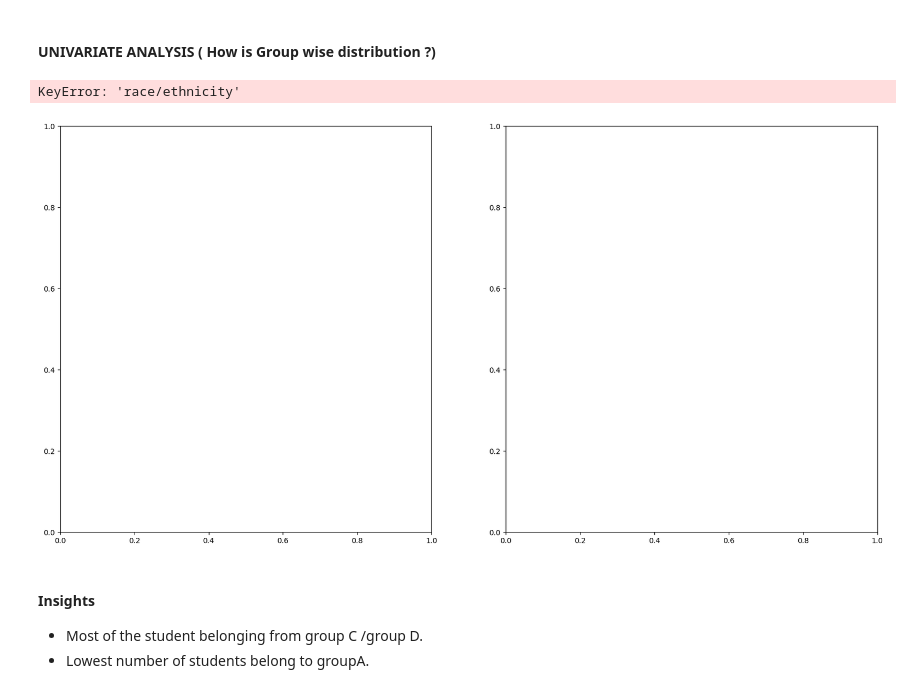
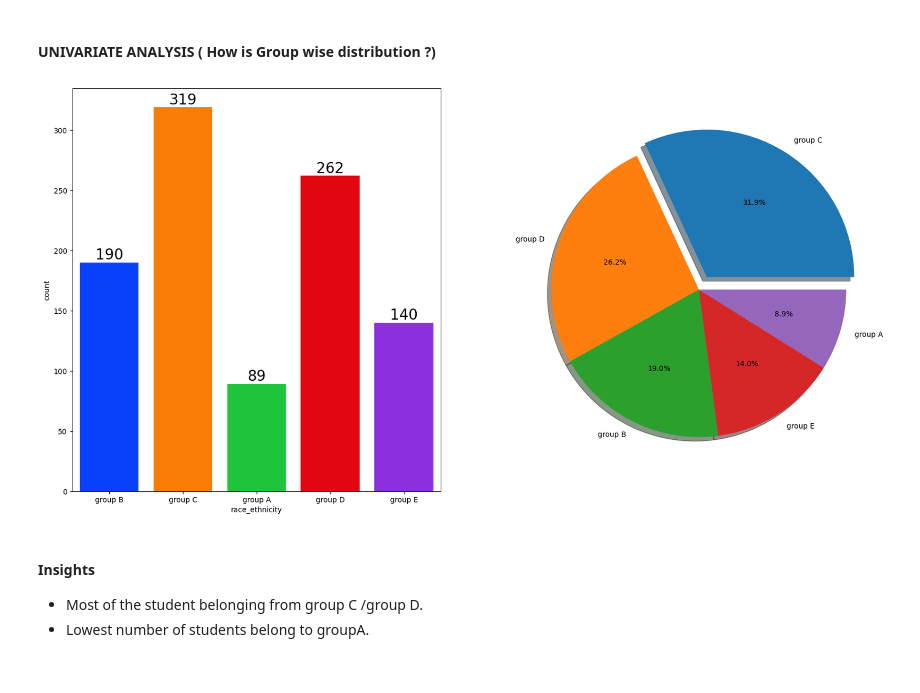
Before and after one commit to Dalal-12/mlproject, a Jupyter notebook: notebook/1 . EDA STUDENT PERFORMANCE .ipynb, the cells around one changed output. Drawn from its saved outputs; the diff is of its cells as text; code cells hidden in the pictures.

```diff
--- a/notebook/1 . EDA STUDENT PERFORMANCE .ipynb
+++ b/notebook/1 . EDA STUDENT PERFORMANCE .ipynb
@@ -466,15 +466,14 @@ NameError: name 'gender_group' is not defined
 #### UNIVARIATE ANALYSIS ( How is Group wise distribution ?)
 # %%
 f,ax=plt.subplots(1,2,figsize=(20,10))
-sns.countplot(x=df['race/ethnicity'],data=df,palette = 'bright',ax=ax[0],saturation=0.95)
+sns.countplot(x=df['race_ethnicity'],data=df,palette = 'bright',ax=ax[0],saturation=0.95)
 for container in ax[0].containers:
     ax[0].bar_label(container,color='black',size=20)
 
 plt.pie(x = df['race_ethnicity'].value_counts(),labels=df['race_ethnicity'].value_counts().index,explode=[0.1,0,0,0,0],autopct='%1.1f%%',shadow=True)
 plt.show()
 # %% [output]
-KeyError: 'race/ethnicity'
-[figure, old version]
+[figure, new version]
 # %% [markdown]
 #### Insights
 - Most of the student belonging from group C /group D.
```
Also changed, not shown: 9 other files.
